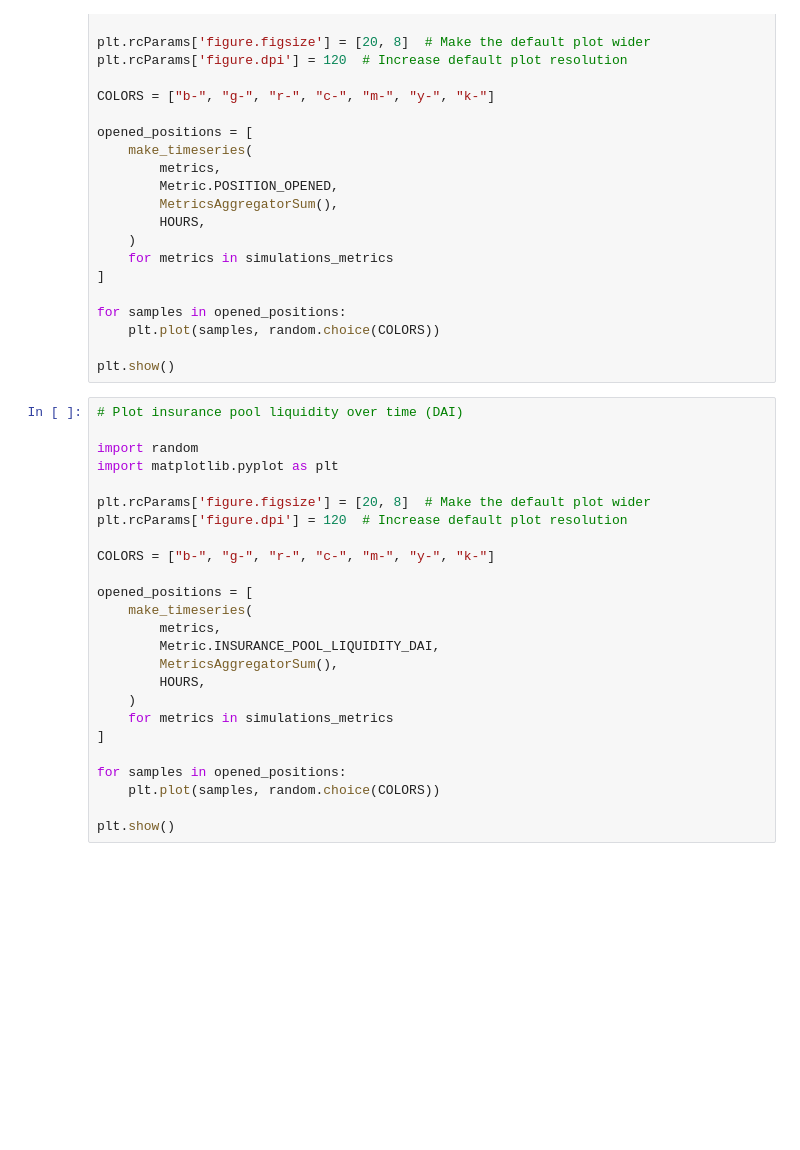
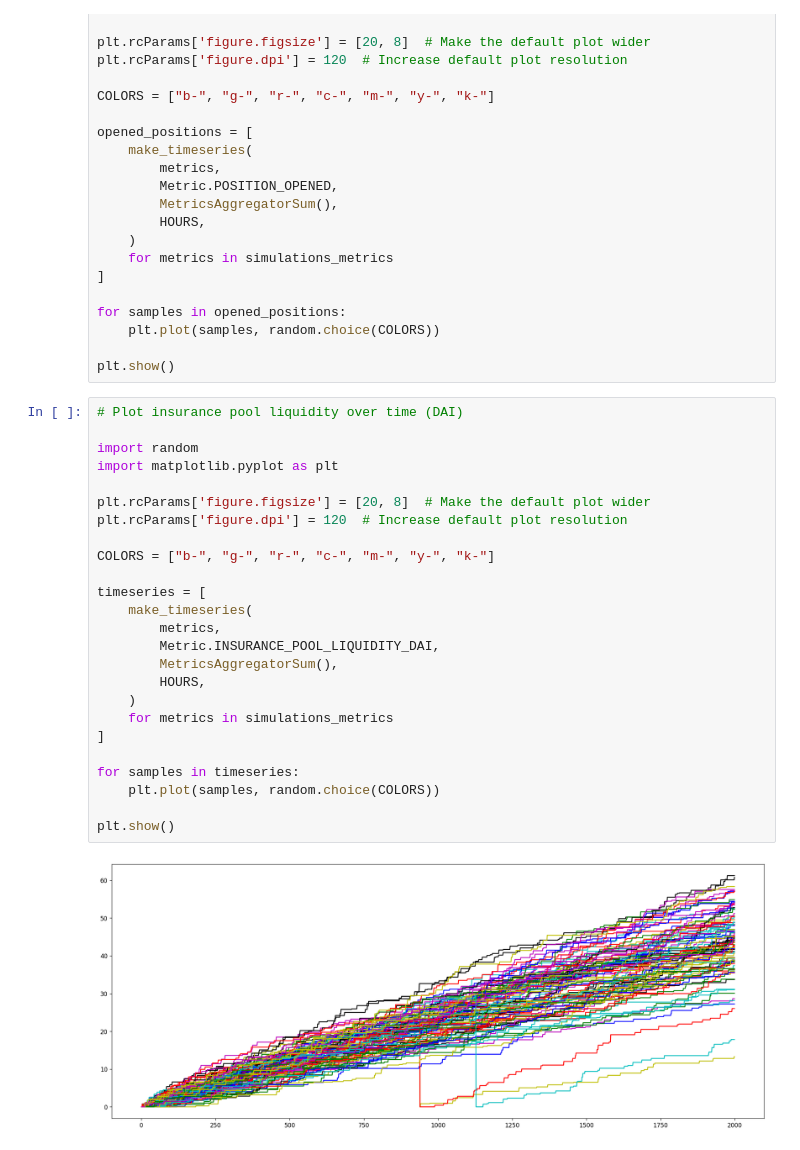
Before and after one commit to Hella/palantir, a Jupyter notebook: ithil_simulation.ipynb, the cells around one changed output. Saved outputs shown, nothing was run; the diff lists cells and outputs as text; blank space fills up the shorter version.

```diff
--- a/ithil_simulation.ipynb
+++ b/ithil_simulation.ipynb
@@ -182,28 +186,30 @@ for samples in opened_positions:
     plt.plot(samples, random.choice(COLORS))
 
 plt.show()
-# %%
-# Plot insurance pool liquidity over time (DAI)
-
-import random
-import matplotlib.pyplot as plt
-
-plt.rcParams['figure.figsize'] = [20, 8]  # Make the default plot wider
-plt.rcParams['figure.dpi'] = 120  # Increase default plot resolution
-
-COLORS = ["b-", "g-", "r-", "c-", "m-", "y-", "k-"]
-
-opened_positions = [
-    make_timeseries(
-        metrics,
-        Metric.INSURANCE_POOL_LIQUIDITY_DAI,
-        MetricsAggregatorSum(),
-        HOURS,
-    )
-    for metrics in simulations_metrics
-]
-
-for samples in opened_positions:
-    plt.plot(samples, random.choice(COLORS))
-
-plt.show()
+# %%
+# Plot insurance pool liquidity over time (DAI)
+
+import random
+import matplotlib.pyplot as plt
+
+plt.rcParams['figure.figsize'] = [20, 8]  # Make the default plot wider
+plt.rcParams['figure.dpi'] = 120  # Increase default plot resolution
+
+COLORS = ["b-", "g-", "r-", "c-", "m-", "y-", "k-"]
+
+timeseries = [
+    make_timeseries(
+        metrics,
+        Metric.INSURANCE_POOL_LIQUIDITY_DAI,
+        MetricsAggregatorSum(),
+        HOURS,
+    )
+    for metrics in simulations_metrics
+]
+
+for samples in timeseries:
+    plt.plot(samples, random.choice(COLORS))
+
+plt.show()
+# %% [output]
+[figure, added]
```
Also changed, not shown: parts of 3 cells of this notebook.
